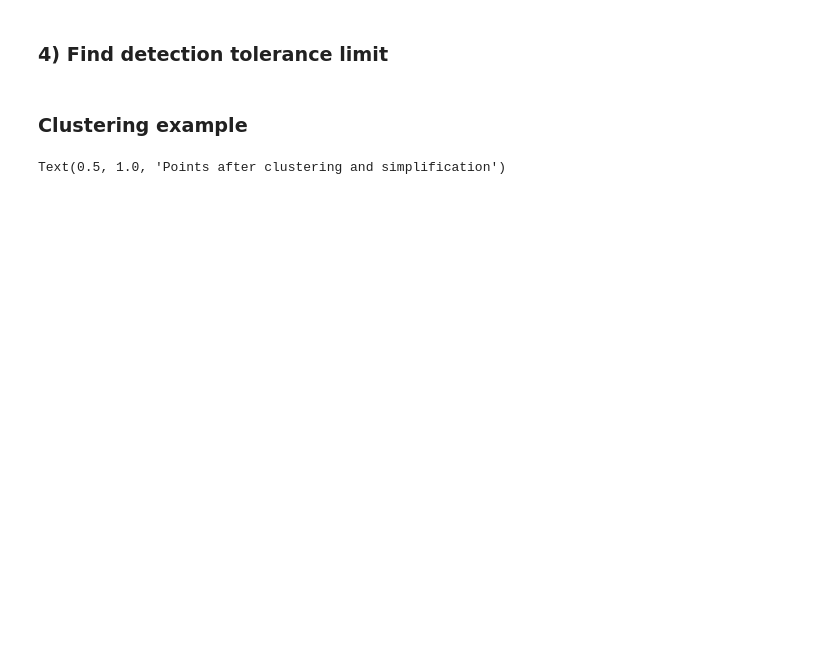
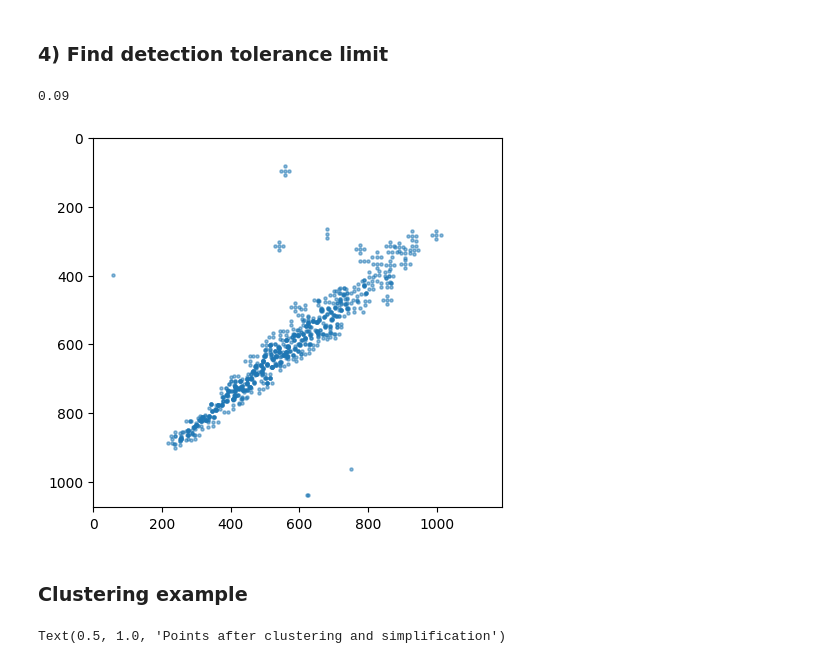
Before and after one commit to adusachev/scanplot, a Jupyter notebook: plot2data/pipeline.ipynb, the cells around one changed output. Saved outputs shown, nothing was run; the diff lists cells and outputs as text; code cells hidden in the pictures; blank space fills up the shorter version.

```diff
--- a/plot2data/pipeline.ipynb
+++ b/plot2data/pipeline.ipynb
@@ -155,12 +160,16 @@ draw_points_on_canvas(points, source_image)
 # %% [markdown]
 ### 4) Find detection tolerance limit
 # %%
-# tolerance_limit = find_tolerance_limit(convolution_map)
-# tolerance_limit
+tolerance_limit = find_tolerance_limit(convolution_map)
+tolerance_limit
+# %% [output]
+0.09
 # %%
-# # run detection with limit tolerance value
-# points = detect_points(convolution_map, max_val, tolerance=tolerance_limit)
-# draw_points_on_canvas(points, source_image)
+# run detection with limit tolerance value
+points = detect_points(convolution_map, max_val, tolerance=tolerance_limit)
+draw_points_on_canvas(points, source_image)
+# %% [output]
+[figure, added]
 # %% [markdown]
 ### Clustering example
 # %%
```
Also changed, not shown: parts of 63 cells of this notebook, 1 other file.
